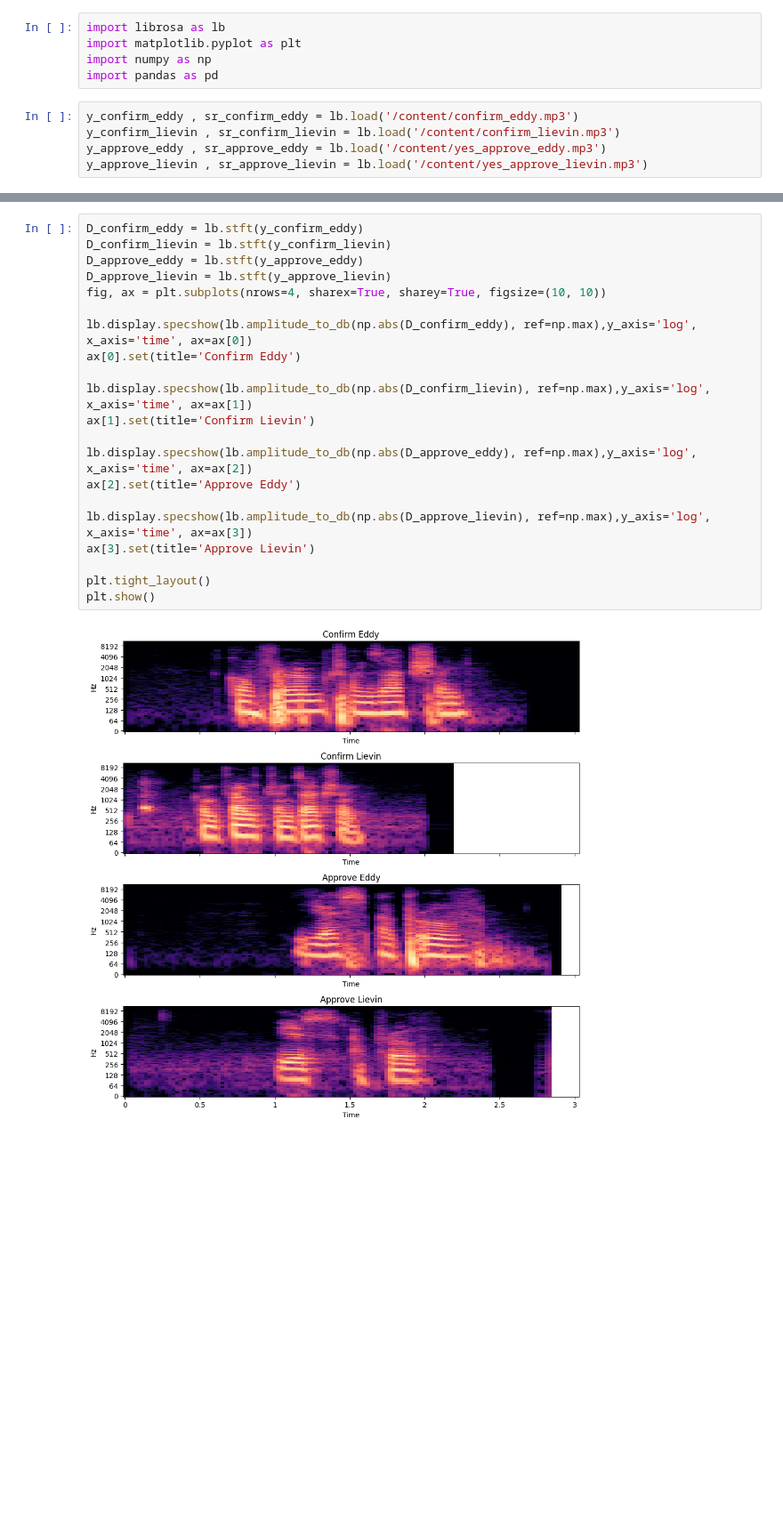
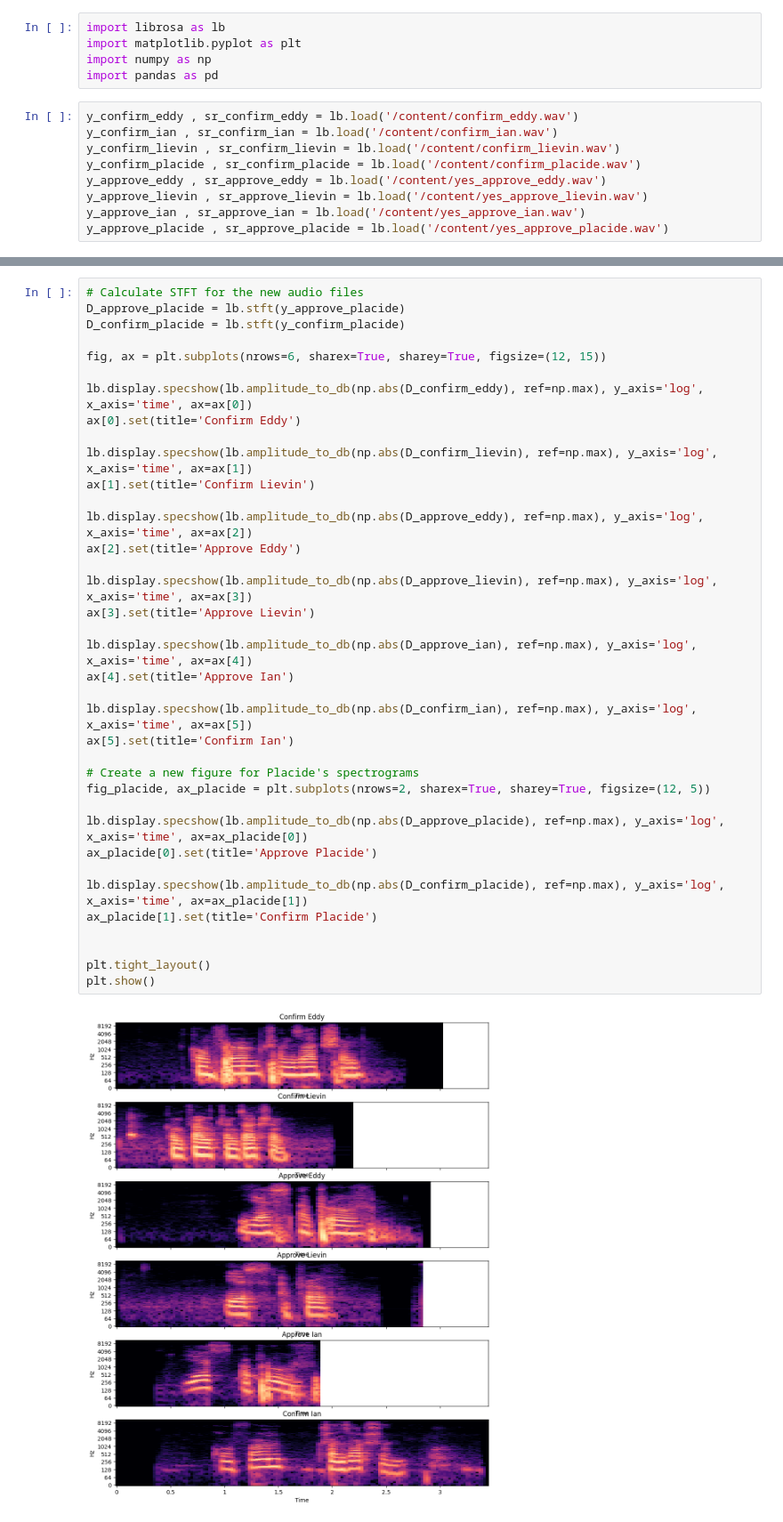
Before and after one commit to i-ganza007/Multimodal-Data-Preprocessing, a Jupyter notebook: notebooks/Sound_Processing.ipynb, the cells around one changed output, grey strips where cells are left out. Shown at 89% size. Cells and saved outputs as stored; diff of their text form; blank space fills up the shorter version.

```diff
--- a/notebooks/Sound_Processing.ipynb
+++ b/notebooks/Sound_Processing.ipynb
@@ -6,10 +6,14 @@ import matplotlib.pyplot as plt
 import numpy as np
 import pandas as pd
 # %%
-y_confirm_eddy , sr_confirm_eddy = lb.load('/content/confirm_eddy.mp3')
-y_confirm_lievin , sr_confirm_lievin = lb.load('/content/confirm_lievin.mp3')
-y_approve_eddy , sr_approve_eddy = lb.load('/content/yes_approve_eddy.mp3')
-y_approve_lievin , sr_approve_lievin = lb.load('/content/yes_approve_lievin.mp3')
+y_confirm_eddy , sr_confirm_eddy = lb.load('/content/confirm_eddy.wav')
+y_confirm_ian , sr_confirm_ian = lb.load('/content/confirm_ian.wav')
+y_confirm_lievin , sr_confirm_lievin = lb.load('/content/confirm_lievin.wav')
+y_confirm_placide , sr_confirm_placide = lb.load('/content/confirm_placide.wav')
+y_approve_eddy , sr_approve_eddy = lb.load('/content/yes_approve_eddy.wav')
+y_approve_lievin , sr_approve_lievin = lb.load('/content/yes_approve_lievin.wav')
+y_approve_ian , sr_approve_ian = lb.load('/content/yes_approve_ian.wav')
+y_approve_placide , sr_approve_placide = lb.load('/content/yes_approve_placide.wav')
 # %%
 y_confirm_eddy_sr =  sr_confirm_eddy
 y_confirm_lievin_sr = sr_confirm_lievin
@@ -36,23 +52,39 @@ for title, (y, sr) in waveforms.items():
 # %%
-D_confirm_eddy = lb.stft(y_confirm_eddy)
-D_confirm_lievin = lb.stft(y_confirm_lievin)
-D_approve_eddy = lb.stft(y_approve_eddy)
-D_approve_lievin = lb.stft(y_approve_lievin)
-fig, ax = plt.subplots(nrows=4, sharex=True, sharey=True, figsize=(10, 10))
+# Calculate STFT for the new audio files
+D_approve_placide = lb.stft(y_approve_placide)
+D_confirm_placide = lb.stft(y_confirm_placide)
 
-lb.display.specshow(lb.amplitude_to_db(np.abs(D_confirm_eddy), ref=np.max),y_axis='log', x_axis='time', ax=ax[0])
+fig, ax = plt.subplots(nrows=6, sharex=True, sharey=True, figsize=(12, 15))
+
+lb.display.specshow(lb.amplitude_to_db(np.abs(D_confirm_eddy), ref=np.max), y_axis='log', x_axis='time', ax=ax[0])
 ax[0].set(title='Confirm Eddy')
 
-lb.display.specshow(lb.amplitude_to_db(np.abs(D_confirm_lievin), ref=np.max),y_axis='log', x_axis='time', ax=ax[1])
+lb.display.specshow(lb.amplitude_to_db(np.abs(D_confirm_lievin), ref=np.max), y_axis='log', x_axis='time', ax=ax[1])
 ax[1].set(title='Confirm Lievin')
 
-lb.display.specshow(lb.amplitude_to_db(np.abs(D_approve_eddy), ref=np.max),y_axis='log', x_axis='time', ax=ax[2])
+lb.display.specshow(lb.amplitude_to_db(np.abs(D_approve_eddy), ref=np.max), y_axis='log', x_axis='time', ax=ax[2])
 ax[2].set(title='Approve Eddy')
 
-lb.display.specshow(lb.amplitude_to_db(np.abs(D_approve_lievin), ref=np.max),y_axis='log', x_axis='time', ax=ax[3])
+lb.display.specshow(lb.amplitude_to_db(np.abs(D_approve_lievin), ref=np.max), y_axis='log', x_axis='time', ax=ax[3])
 ax[3].set(title='Approve Lievin')
+
+lb.display.specshow(lb.amplitude_to_db(np.abs(D_approve_ian), ref=np.max), y_axis='log', x_axis='time', ax=ax[4])
+ax[4].set(title='Approve Ian')
+
+lb.display.specshow(lb.amplitude_to_db(np.abs(D_confirm_ian), ref=np.max), y_axis='log', x_axis='time', ax=ax[5])
+ax[5].set(title='Confirm Ian')
+
+# Create a new figure for Placide's spectrograms
+fig_placide, ax_placide = plt.subplots(nrows=2, sharex=True, sharey=True, figsize=(12, 5))
+
+lb.display.specshow(lb.amplitude_to_db(np.abs(D_approve_placide), ref=np.max), y_axis='log', x_axis='time', ax=ax_placide[0])
+ax_placide[0].set(title='Approve Placide')
+
+lb.display.specshow(lb.amplitude_to_db(np.abs(D_confirm_placide), ref=np.max), y_axis='log', x_axis='time', ax=ax_placide[1])
+ax_placide[1].set(title='Confirm Placide')
+
 
 plt.tight_layout()
 plt.show()
 # %% [output]
-[figure, old version]
+[figure, new version]
```
Also changed, not shown: parts of 12 cells of this notebook.
